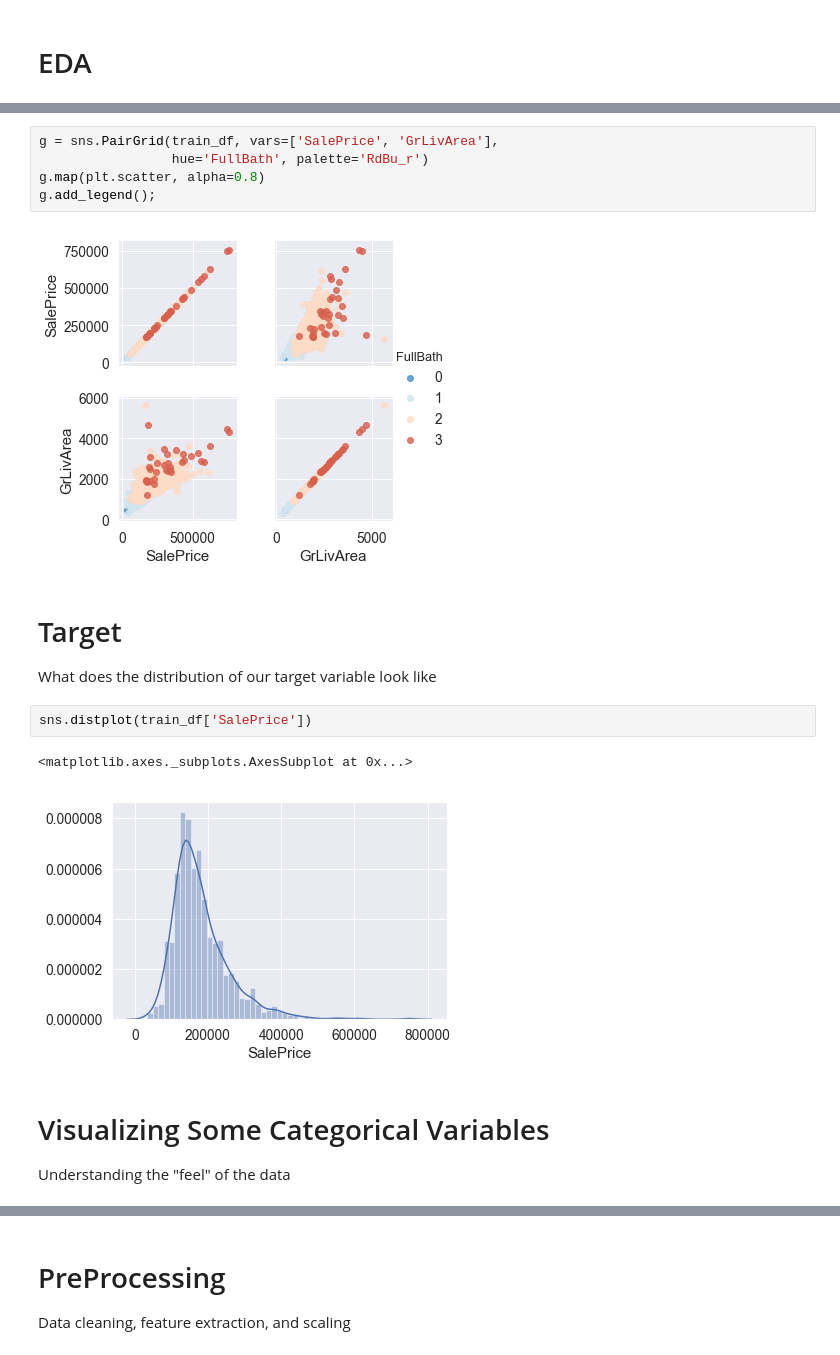
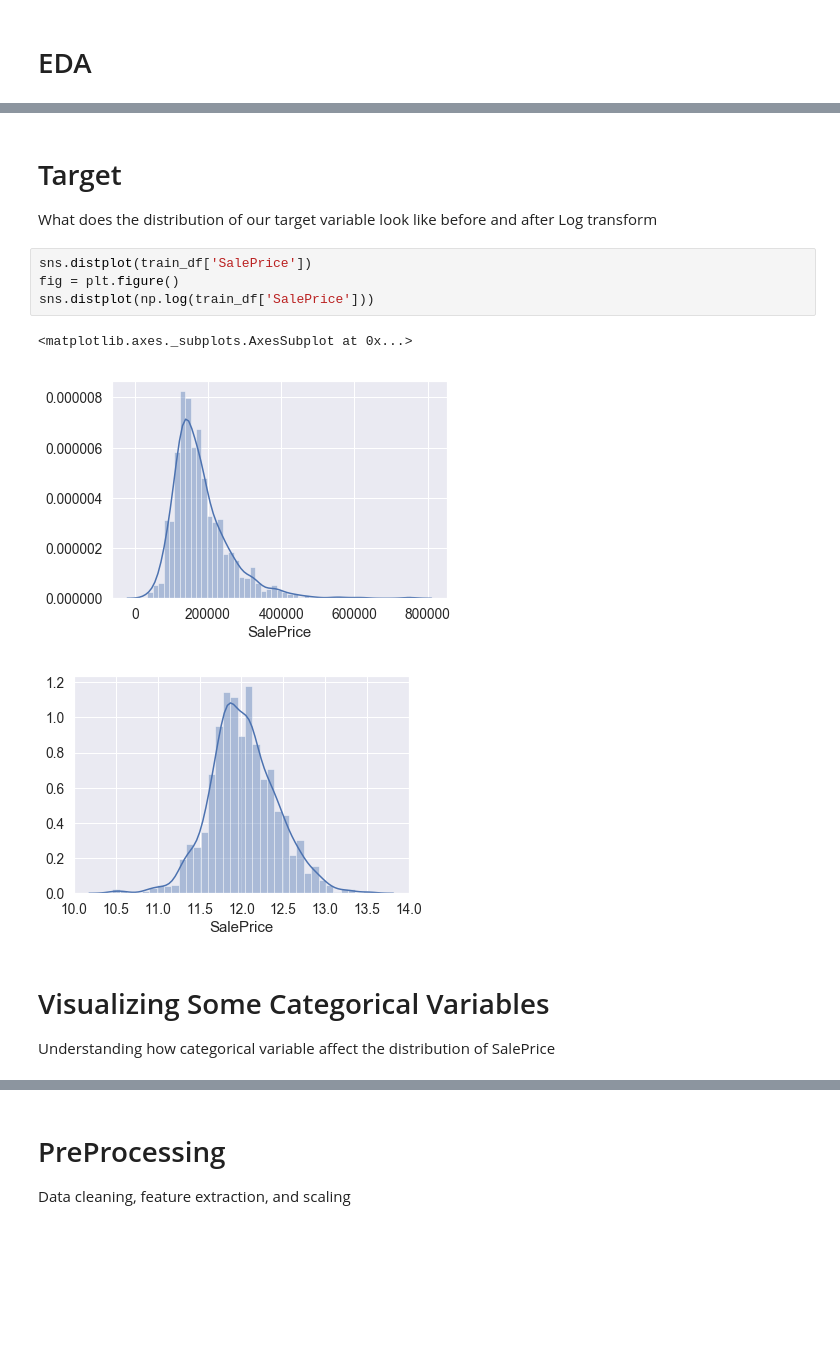
Before and after one commit to cgleach/w207_home_price_predictions_grp1, a Jupyter notebook: price_predictions_group1.ipynb, the cells around one changed output, grey strips where cells are left out. Saved outputs shown, nothing was run; the diff lists cells and outputs as text; blank space fills up the shorter version.

```diff
--- a/price_predictions_group1.ipynb
+++ b/price_predictions_group1.ipynb
@@ -44,23 +41,19 @@ g.add_legend();
-# %%
-g = sns.PairGrid(train_df, vars=['SalePrice', 'GrLivArea'],
-                 hue='FullBath', palette='RdBu_r')
-g.map(plt.scatter, alpha=0.8)
-g.add_legend();
-# %% [output]
-[figure, removed]
 # %% [markdown]
 # Target
 
-What does the distribution of our target variable look like
+What does the distribution of our target variable look like before and after Log transform
 # %%
 sns.distplot(train_df['SalePrice'])
+fig = plt.figure()
+sns.distplot(np.log(train_df['SalePrice']))
 # %% [output]
 <matplotlib.axes._subplots.AxesSubplot at 0x...>
 [figure]
+[figure, added]
 # %% [markdown]
 # Visualizing Some Categorical Variables
 
-Understanding the "feel" of the data
+Understanding how categorical variable affect the distribution of SalePrice
 # %%
 # CentralAir
 var = 'CentralAir'
```
Also changed, not shown: parts of 12 cells of this notebook.
